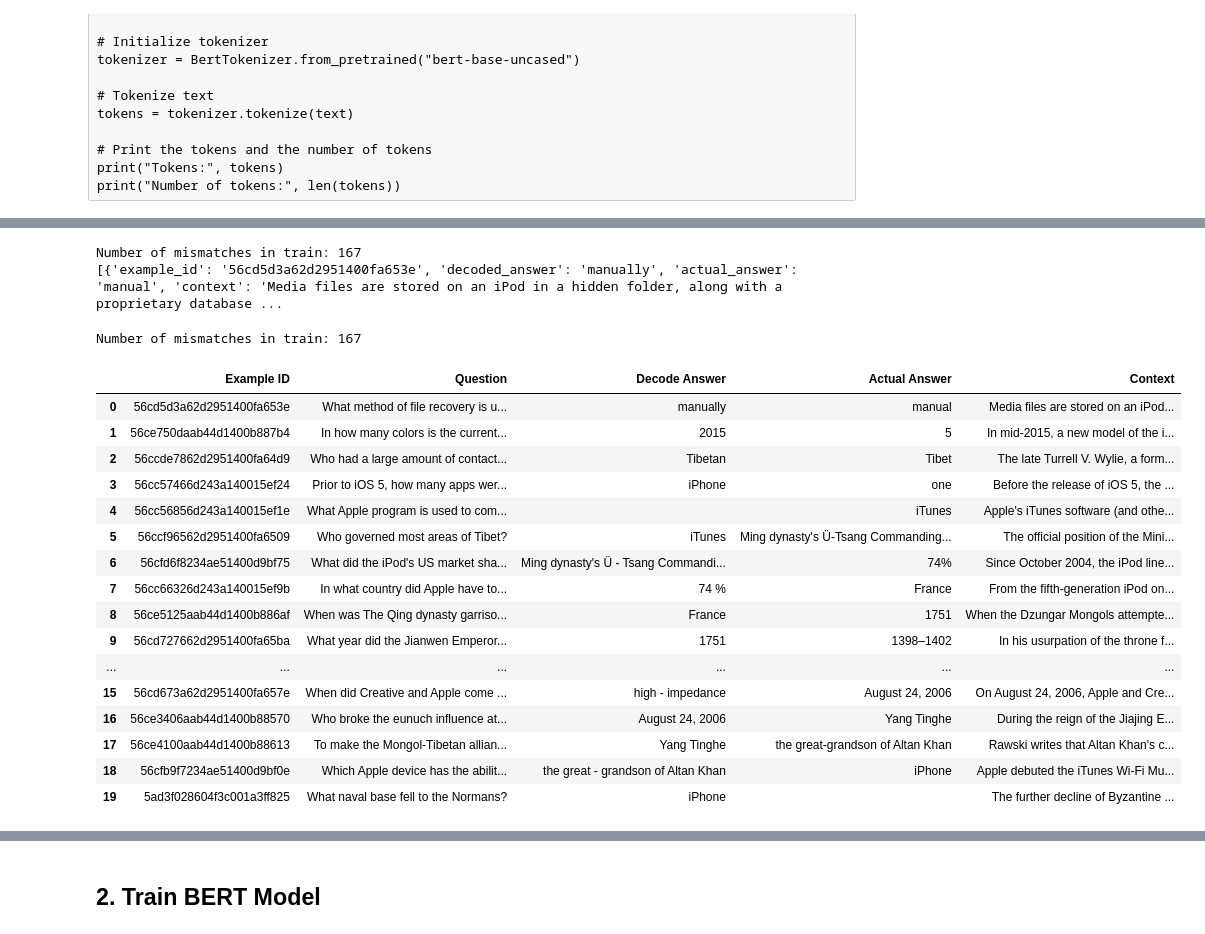
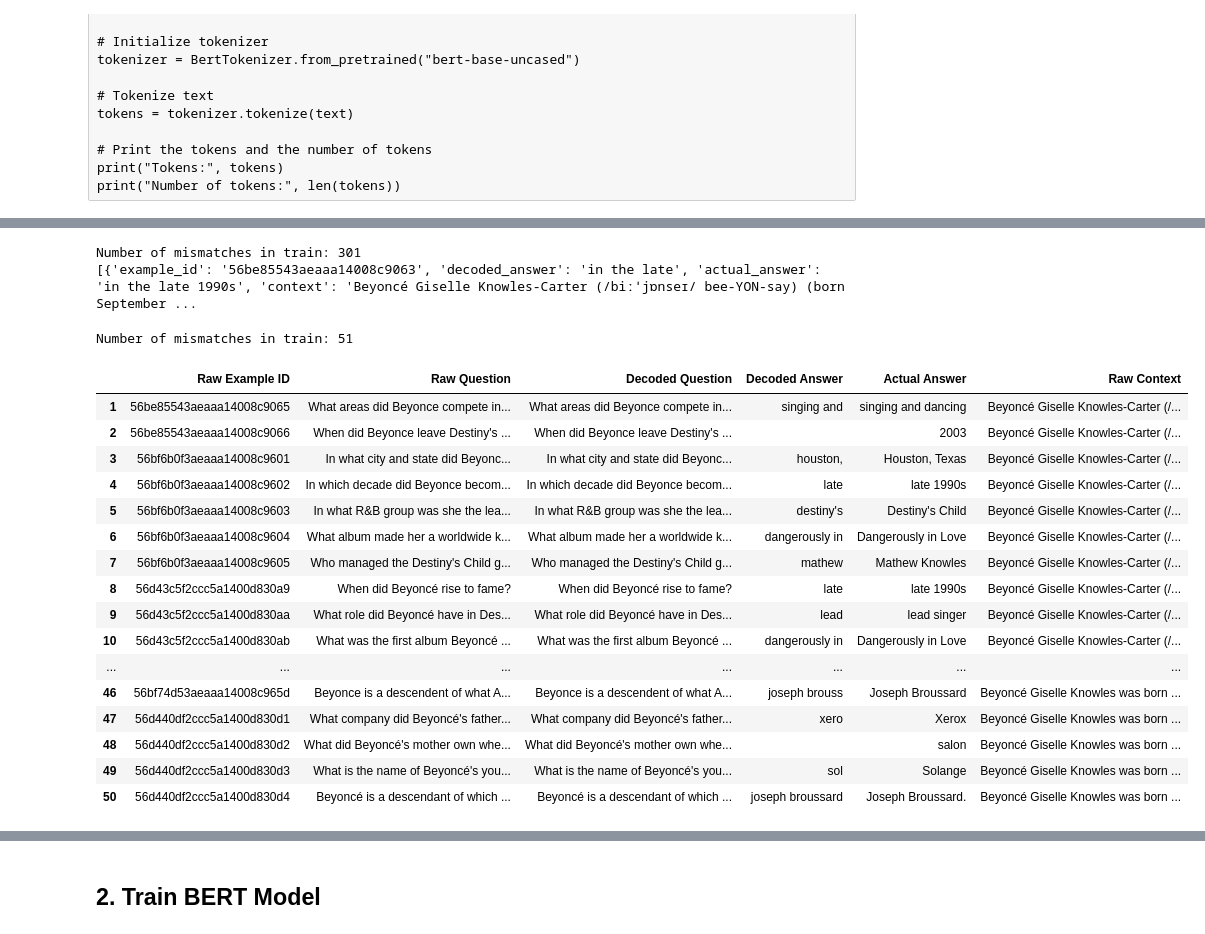
Before and after one commit to zee-zaky/COMPSCI714, a Jupyter notebook: SQUAD Hyperparameters Tuning.ipynb, the cells around one changed output, grey strips where cells are left out. Cells and saved outputs as stored; diff of their text form; code cells hidden in the pictures.

```diff
--- a/SQUAD Hyperparameters Tuning.ipynb
+++ b/SQUAD Hyperparameters Tuning.ipynb
@@ -836,0 +1128,13 @@ print("Validation set size:", len(squad_raw['validation']))
+# %%
+# Load the full dataset
+squad_dataset = load_dataset("squad_v2")
+
+# Organize into a DatasetDict
+squad_raw = datasets.DatasetDict({
+    'train': squad_dataset['train'],
+    'validation': squad_dataset['validation'],
+})
+
+# Display the sizes of the splits to confirm
+print("Train set size:", len(squad_raw['train']))
+print("Validation set size:", len(squad_raw['validation']))
@@ -906,6 +1205,7 @@ print(train_dataset.column_names)
 # %%
 def retrieve_and_compare_answers(dataset, examples, split_type='train'):
     answer_mismatches = []
+    counter = 0
     for i, example in enumerate(examples):
         # Retrieve stored start and end positions
         start_pos = dataset[i]['start_positions']
@@ -924,6 +1224,7 @@ def retrieve_and_compare_answers(dataset, examples, split_type='train'):
         normalized_predicted_answer = answer_text.lower().replace(" ", "")
 
         if normalized_actual_answer != normalized_predicted_answer:
+            counter += 1
             answer_mismatches.append({
                 'example_id': example['id'],
                 'decoded_answer': answer_text,
@@ -931,76 +1232,81 @@ def retrieve_and_compare_answers(dataset, examples, split_type='train'):
                 'context': context,
                 'question': question
             })
+        if counter > 300: break
 
     print(f"Number of mismatches in {split_type}: {len(answer_mismatches)}")
     return answer_mismatches
 
 # Retrieve mismatches for training and validation datasets
 train_mismatches = retrieve_and_compare_answers(train_dataset, squad_raw['train'], 'train')
-#validation_mismatches = retrieve_and_compare_answers(eval_dataset, squad_raw['validation'], 'validation')
 
 # Optionally, review some mismatches
 print(train_mismatches[:12])  # Print first 3 mismatches from training
 #print(validation_mismatches[:3])  # Print first 3 mismatches from validation
 # %% [output]
-Number of mismatches in train: 167
-[{'example_id': '56cd5d3a62d2951400fa653e', 'decoded_answer': 'manually', 'actual_answer': 'manual', 'context': 'Media files are stored on an iPod in a hidden folder, along with a proprietary database ...
+Number of mismatches in train: 301
+[{'example_id': '56be85543aeaaa14008c9063', 'decoded_answer': 'in the late', 'actual_answer': 'in the late 1990s', 'context': 'Beyoncé Giselle Knowles-Carter (/biːˈjɒnseɪ/ bee-YON-say) (born September ...
 # %%
 def retrieve_and_compare_answers(dataset, examples, split_type='train'):
     answer_mismatches = []
+    counter = 0
     for i, example in enumerate(examples):
         # Retrieve stored start and end positions
         start_pos = dataset[i]['start_positions']
         end_pos = dataset[i]['end_positions']
 
         # Fetch the context and calculate predicted answer text
         context = example['context']
         question = example['question']
         answer_text = tokenizer.decode(dataset[i]['input_ids'][start_pos:end_pos])
 
         # Normalize and compare with actual answer
         actual_answer = example['answers']['text'][0] if example['answers']['text'] else ""
         normalized_actual_answer = unidecode(actual_answer.lower().replace(" ", ""))
         normalized_predicted_answer = unidecode(answer_text.lower().replace(" ", ""))
 
         if normalized_actual_answer != normalized_predicted_answer:
+            counter += 1
             answer_mismatches.append({
-                'Example ID': example['id'],
-                'Question': question,
-                'Decode Answer': answer_text,
+                'Raw Example ID': example['id'],
+                'Raw Question': question,
+                'Decoded Question': question,
+                'Decoded Answer': answer_text,
                 'Actual Answer': actual_answer,
-                'Context': context[:200] + '...'  # Truncating context for display purposes
+                'Raw Context': context[:200] + '...'  # Truncating context for display purposes
             })
+        if counter > 50:
+            break
 
     # Convert list of dictionaries to DataFrame
     mismatches_df = pd.DataFrame(answer_mismatches)
     print(f"Number of mismatches in {split_type}: {len(answer_mismatches)}")
     return mismatches_df
 
 # Retrieve mismatches for training and validation datasets
 train_mismatches = retrieve_and_compare_answers(train_dataset, squad_raw['train'], 'train')
 # Uncomment and adjust as needed for validation dataset
 #validation_mismatches = retrieve_and_compare_answers(eval_dataset, squad_raw['validation'], 'validation')
 
 # Optionally, display some mismatches in a DataFrame
-display(train_mismatches.head(20))  # Display first 12 mismatches from training
+display(train_mismatches.tail(50))  # Display first 12 mismatches from training
 #display(validation_mismatches.head(3))  # Display first 3 mismatches from validation if needed
 # %% [output]
-Number of mismatches in train: 167
+Number of mismatches in train: 51
-|  | Example ID | Question | Decode Answer | Actual Answer | Context |
-| 0 | 56cd5d3a62d2951400fa653e | What method of file recovery is u... | manually | manual | Media files are stored on an iPod... |
-| 1 | 56ce750daab44d1400b887b4 | In how many colors is the current... | 2015 | 5 | In mid-2015, a new model of the i... |
-| 2 | 56ccde7862d2951400fa64d9 | Who had a large amount of contact... | Tibetan | Tibet | The late Turrell V. Wylie, a form... |
-| 3 | 56cc57466d243a140015ef24 | Prior to iOS 5, how many apps wer... | iPhone | one | Before the release of iOS 5, the ... |
-| 4 | 56cc56856d243a140015ef1e | What Apple program is used to com... |  | iTunes | Apple's iTunes software (and othe... |
-| 5 | 56ccf96562d2951400fa6509 | Who governed most areas of Tibet? | iTunes | Ming dynasty's Ü-Tsang Commanding... | The official position of the Mini... |
-| 6 | 56cfd6f8234ae51400d9bf75 | What did the iPod's US market sha... | Ming dynasty's Ü - Tsang Commandi... | 74% | Since October 2004, the iPod line... |
-| 7 | 56cc66326d243a140015ef9b | In what country did Apple have to... | 74 % | France | From the fifth-generation iPod on... |
-| 8 | 56ce5125aab44d1400b886af | When was The Qing dynasty garriso... | France | 1751 | When the Dzungar Mongols attempte... |
-| 9 | 56cd727662d2951400fa65ba | What year did the Jianwen Emperor... | 1751 | 1398–1402 | In his usurpation of the throne f... |
-| ... | ... | ... | ... | ... | ... |
-| 15 | 56cd673a62d2951400fa657e | When did Creative and Apple come ... | high - impedance | August 24, 2006 | On August 24, 2006, Apple and Cre... |
-| 16 | 56ce3406aab44d1400b88570 | Who broke the eunuch influence at... | August 24, 2006 | Yang Tinghe | During the reign of the Jiajing E... |
-| 17 | 56ce4100aab44d1400b88613 | To make the Mongol-Tibetan allian... | Yang Tinghe | the great-grandson of Altan Khan | Rawski writes that Altan Khan's c... |
-| 18 | 56cfb9f7234ae51400d9bf0e | Which Apple device has the abilit... | the great - grandson of Altan Khan | iPhone | Apple debuted the iTunes Wi-Fi Mu... |
-| 19 | 5ad3f028604f3c001a3ff825 | What naval base fell to the Normans? | iPhone |  | The further decline of Byzantine ... |
+|  | Raw Example ID | Raw Question | Decoded Question | Decoded Answer | Actual Answer | Raw Context |
+| 1 | 56be85543aeaaa14008c9065 | What areas did Beyonce compete in... | What areas did Beyonce compete in... | singing and | singing and dancing | Beyoncé Giselle Knowles-Carter (/... |
+| 2 | 56be85543aeaaa14008c9066 | When did Beyonce leave Destiny's ... | When did Beyonce leave Destiny's ... |  | 2003 | Beyoncé Giselle Knowles-Carter (/... |
+| 3 | 56bf6b0f3aeaaa14008c9601 | In what city and state did Beyonc... | In what city and state did Beyonc... | houston, | Houston, Texas | Beyoncé Giselle Knowles-Carter (/... |
+| 4 | 56bf6b0f3aeaaa14008c9602 | In which decade did Beyonce becom... | In which decade did Beyonce becom... | late | late 1990s | Beyoncé Giselle Knowles-Carter (/... |
+| 5 | 56bf6b0f3aeaaa14008c9603 | In what R&B group was she the lea... | In what R&B group was she the lea... | destiny's | Destiny's Child | Beyoncé Giselle Knowles-Carter (/... |
+| 6 | 56bf6b0f3aeaaa14008c9604 | What album made her a worldwide k... | What album made her a worldwide k... | dangerously in | Dangerously in Love | Beyoncé Giselle Knowles-Carter (/... |
+| 7 | 56bf6b0f3aeaaa14008c9605 | Who managed the Destiny's Child g... | Who managed the Destiny's Child g... | mathew | Mathew Knowles | Beyoncé Giselle Knowles-Carter (/... |
+| 8 | 56d43c5f2ccc5a1400d830a9 | When did Beyoncé rise to fame? | When did Beyoncé rise to fame? | late | late 1990s | Beyoncé Giselle Knowles-Carter (/... |
+| 9 | 56d43c5f2ccc5a1400d830aa | What role did Beyoncé have in Des... | What role did Beyoncé have in Des... | lead | lead singer | Beyoncé Giselle Knowles-Carter (/... |
+| 10 | 56d43c5f2ccc5a1400d830ab | What was the first album Beyoncé ... | What was the first album Beyoncé ... | dangerously in | Dangerously in Love | Beyoncé Giselle Knowles-Carter (/... |
+| ... | ... | ... | ... | ... | ... | ... |
+| 46 | 56bf74d53aeaaa14008c965d | Beyonce is a descendent of what A... | Beyonce is a descendent of what A... | joseph brouss | Joseph Broussard | Beyoncé Giselle Knowles was born ... |
+| 47 | 56d440df2ccc5a1400d830d1 | What company did Beyoncé's father... | What company did Beyoncé's father... | xero | Xerox | Beyoncé Giselle Knowles was born ... |
+| 48 | 56d440df2ccc5a1400d830d2 | What did Beyoncé's mother own whe... | What did Beyoncé's mother own whe... |  | salon | Beyoncé Giselle Knowles was born ... |
+| 49 | 56d440df2ccc5a1400d830d3 | What is the name of Beyoncé's you... | What is the name of Beyoncé's you... | sol | Solange | Beyoncé Giselle Knowles was born ... |
+| 50 | 56d440df2ccc5a1400d830d4 | Beyoncé is a descendant of which ... | Beyoncé is a descendant of which ... | joseph broussard | Joseph Broussard. | Beyoncé Giselle Knowles was born ... |
```
Also changed, not shown: parts of 26 cells of this notebook.
